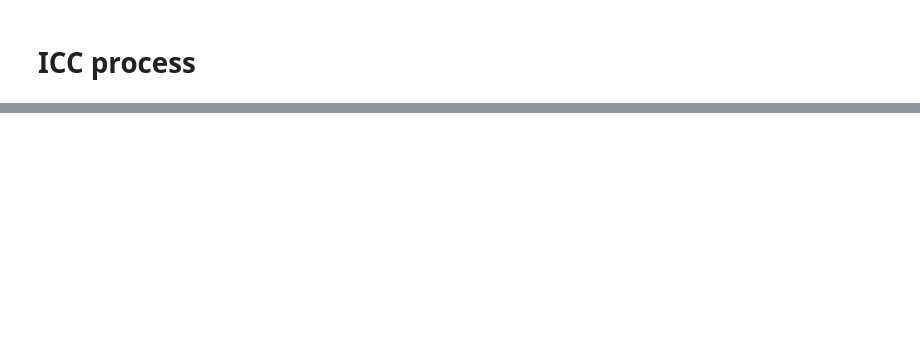
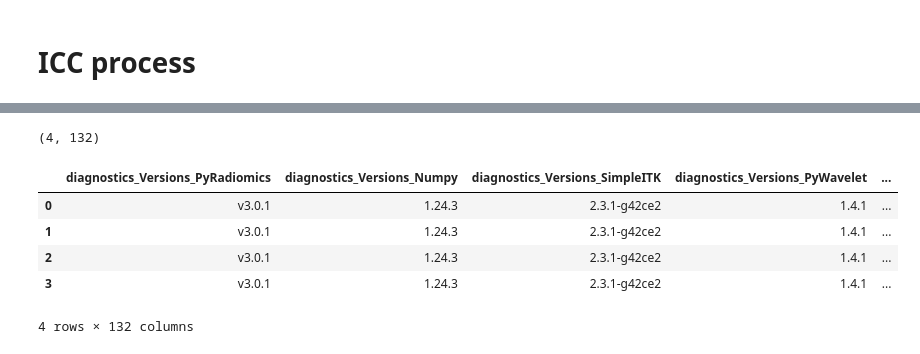
Before and after one commit to gtbmegias/vera, a Jupyter notebook: codigo.ipynb, the cells around one changed output, grey strips where cells are left out. Cells and saved outputs as stored; diff of their text form; code cells hidden in the pictures; blank space fills up the shorter version.

```diff
--- a/codigo.ipynb
+++ b/codigo.ipynb
@@ -533,0 +631,13 @@ columns_df_clean = df_clean.columns
+# %%
+print(df_features.shape)
+# %% [output]
+(4, 132)
+# %%
+df_features
+# %% [output]
+|  | diagnostics_Versions_PyRadiomics | diagnostics_Versions_Numpy | diagnostics_Versions_SimpleITK | diagnostics_Versions_PyWavelet | ... |
+| 0 | v3.0.1 | 1.24.3 | 2.3.1-g42ce2 | 1.4.1 | ... |
+| 1 | v3.0.1 | 1.24.3 | 2.3.1-g42ce2 | 1.4.1 | ... |
+| 2 | v3.0.1 | 1.24.3 | 2.3.1-g42ce2 | 1.4.1 | ... |
+| 3 | v3.0.1 | 1.24.3 | 2.3.1-g42ce2 | 1.4.1 | ... |
+4 rows × 132 columns
```
Also changed, not shown: parts of 16 cells of this notebook.
